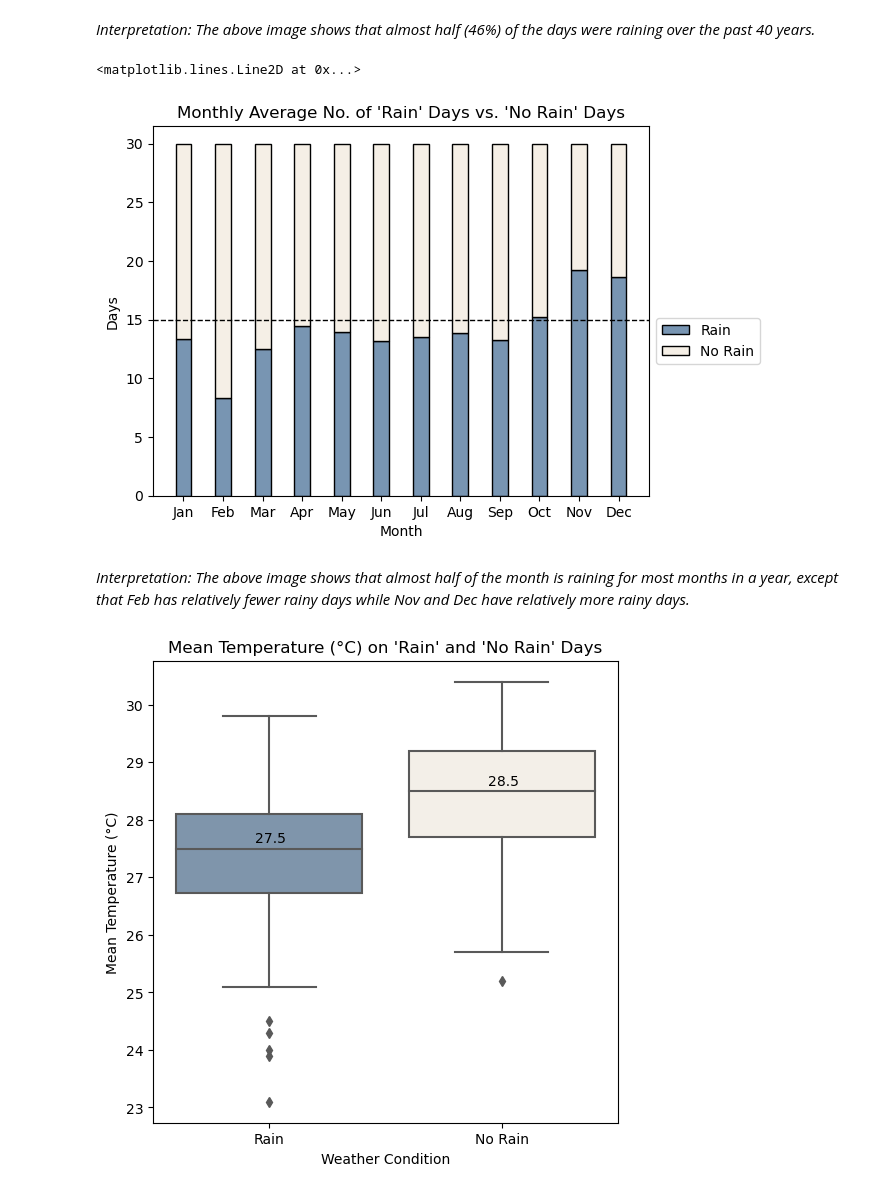
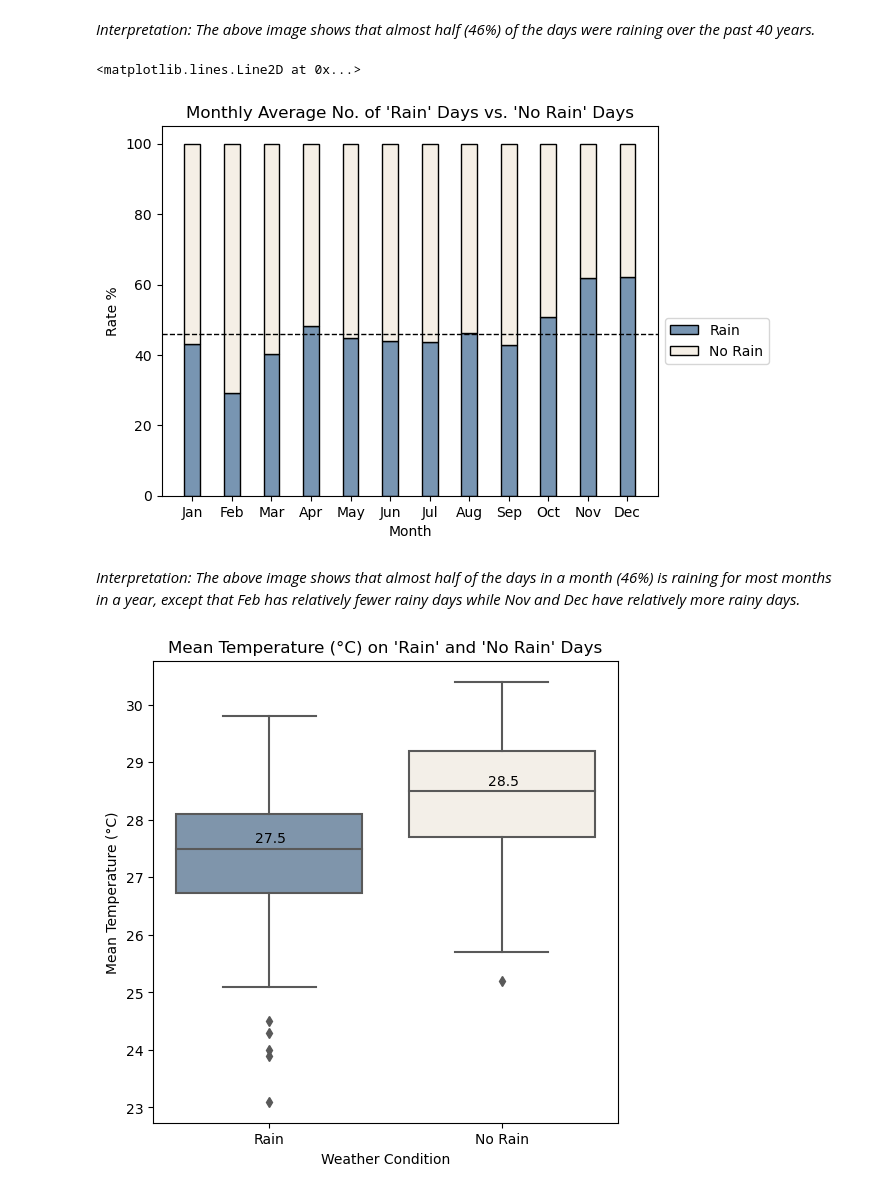
Before and after one commit to julizy/GA_projects, a Jupyter notebook: project_1/code/Data-Analysis-of-Singapore-Rainfall.ipynb, the cells around one changed output. Drawn from its saved outputs; the diff is of its cells as text; code cells hidden in the pictures.

Commit message:
update plot 2

```diff
--- a/project_1/code/Data-Analysis-of-Singapore-Rainfall.ipynb
+++ b/project_1/code/Data-Analysis-of-Singapore-Rainfall.ipynb
@@ -908,29 +908,43 @@ Text(0.5, 1.0, 'Rainy Days % Over 40 Years')
 [figure]
 # %% [markdown]
 *Interpretation: The above image shows that almost half (46%) of the days were raining over the past 40 years.*
+# %%
+#Caculate the rain_means_percent for each month
+rain_means = df_final.groupby('month')['no_of_rainy_days'].mean()
+
+rain_means_percent = []
+
+for i,v in zip(rain_means.index, rain_means.values):
+    if i == 2:
+        rain_means_percent.append(rain_means[i]/28.5*100)
+    elif i % 2 == 1:
+        rain_means_percent.append(rain_means[i]/31*100)
+    else:
+        rain_means_percent.append(rain_means[i]/30*100)
+
+rain_means_percent = pd.Series(rain_means_percent, index=rain_means.index)
 # %%
 labels = ['Jan','Feb','Mar','Apr','May','Jun','Jul','Aug','Sep','Oct','Nov','Dec']
-rain_means = df_final.groupby('month')['no_of_rainy_days'].mean()
-no_rain_means = 30 - df_final.groupby('month')['no_of_rainy_days'].mean()
+no_rain_means_percent = 100 - rain_means_percent
 width = 0.4       # the width of the bars: can also be len(x) sequence
 
 fig, ax = plt.subplots()
 
-ax.bar(labels, rain_means, width, label='Rain', color='#7895B2', edgecolor='black')
-ax.bar(labels, no_rain_means, width, bottom=rain_means,
+ax.bar(labels, rain_means_percent, width, label='Rain', color='#7895B2', edgecolor='black')
+ax.bar(labels, no_rain_means_percent, width, bottom=rain_means_percent,
        label='No Rain', color='#F5EFE6', edgecolor='black')
 
-ax.set_ylabel('Days')
+ax.set_ylabel('Rate %')
 ax.set_xlabel('Month')
 ax.set_title("Monthly Average No. of 'Rain' Days vs. 'No Rain' Days")
 ax.legend(loc='best', bbox_to_anchor=(1, 0.5))
 
-ax.axhline(y=15, linewidth=1, linestyle='--', color='k')
+ax.axhline(y=46, linewidth=1, linestyle='--', color='k')
 # %% [output]
 <matplotlib.lines.Line2D at 0x...>
-[figure, old version]
+[figure, new version]
 # %% [markdown]
-*Interpretation: The above image shows that almost half of the month is raining for most months in a year, except that Feb has relatively fewer rainy days while Nov and Dec have relatively more rainy days.*
+*Interpretation: The above image shows that almost half of the days in a month (46%) is raining for most months in a year, except that Feb has relatively fewer rainy days while Nov and Dec have relatively more rainy days.*
 # %%
 plt.figure(figsize=(6, 6))
 box_plot = sns.boxplot(x='weather_condition',y='mean_temperature_(°c)', data=daily_weather_SG, palette=['#7895B2', '#F5EFE6'])
```
Also changed, not shown: 2 other files.
